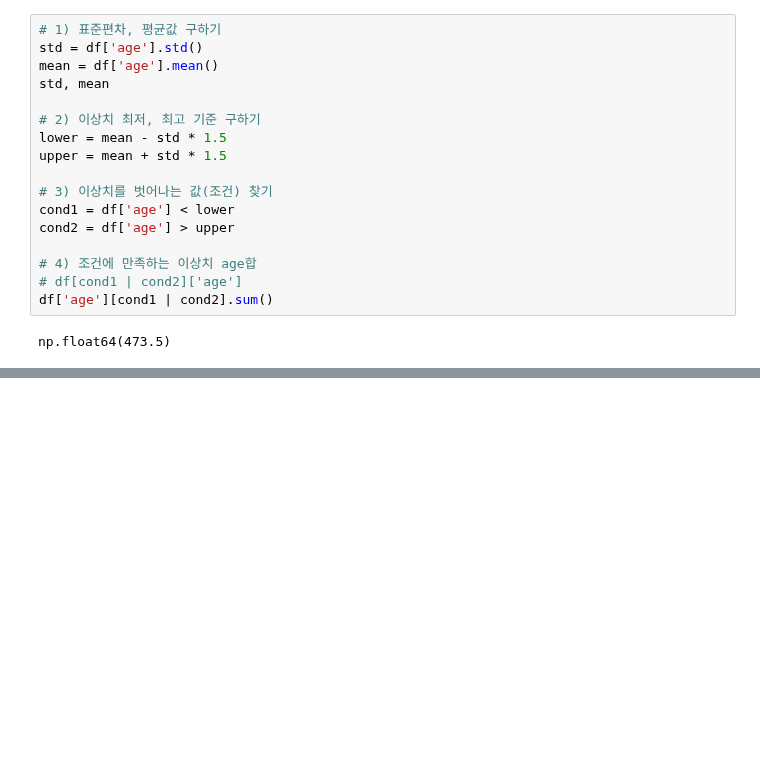
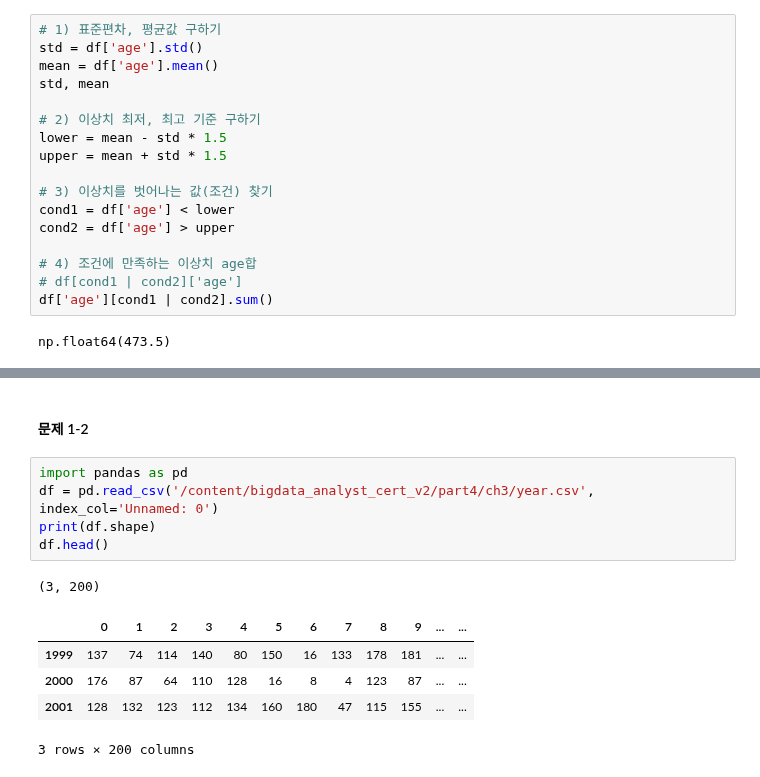
Before and after one commit to va4756/yemoon_bigdata_test, a Jupyter notebook: sinagong_bigdata.ipynb, the cells around one changed output, grey strips where cells are left out. Cells and saved outputs as stored; diff of their text form; blank space fills up the shorter version.

```diff
--- a/sinagong_bigdata.ipynb
+++ b/sinagong_bigdata.ipynb
@@ -135,0 +190,14 @@ np.float64(473.5)
+# %% [markdown]
+#### 문제 1-2
+# %%
+import pandas as pd
+df = pd.read_csv('/content/bigdata_analyst_cert_v2/part4/ch3/year.csv', index_col='Unnamed: 0')
+print(df.shape)
+df.head()
+# %% [output]
+(3, 200)
+|  | 0 | 1 | 2 | 3 | 4 | 5 | 6 | 7 | 8 | 9 | ... | ... |
+| 1999 | 137 | 74 | 114 | 140 | 80 | 150 | 16 | 133 | 178 | 181 | ... | ... |
+| 2000 | 176 | 87 | 64 | 110 | 128 | 16 | 8 | 4 | 123 | 87 | ... | ... |
+| 2001 | 128 | 132 | 123 | 112 | 134 | 160 | 180 | 47 | 115 | 155 | ... | ... |
+3 rows × 200 columns
```
Also changed, not shown: parts of 13 cells of this notebook.
